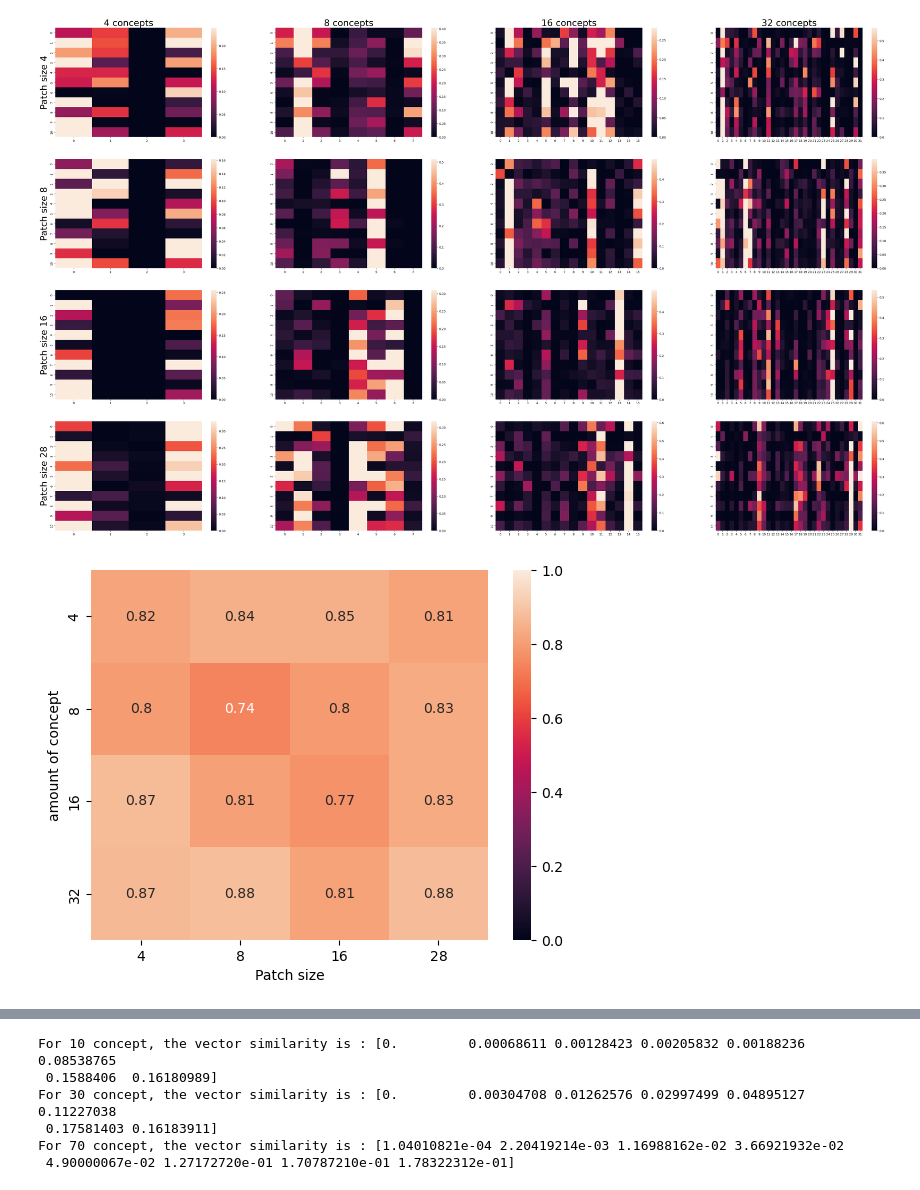
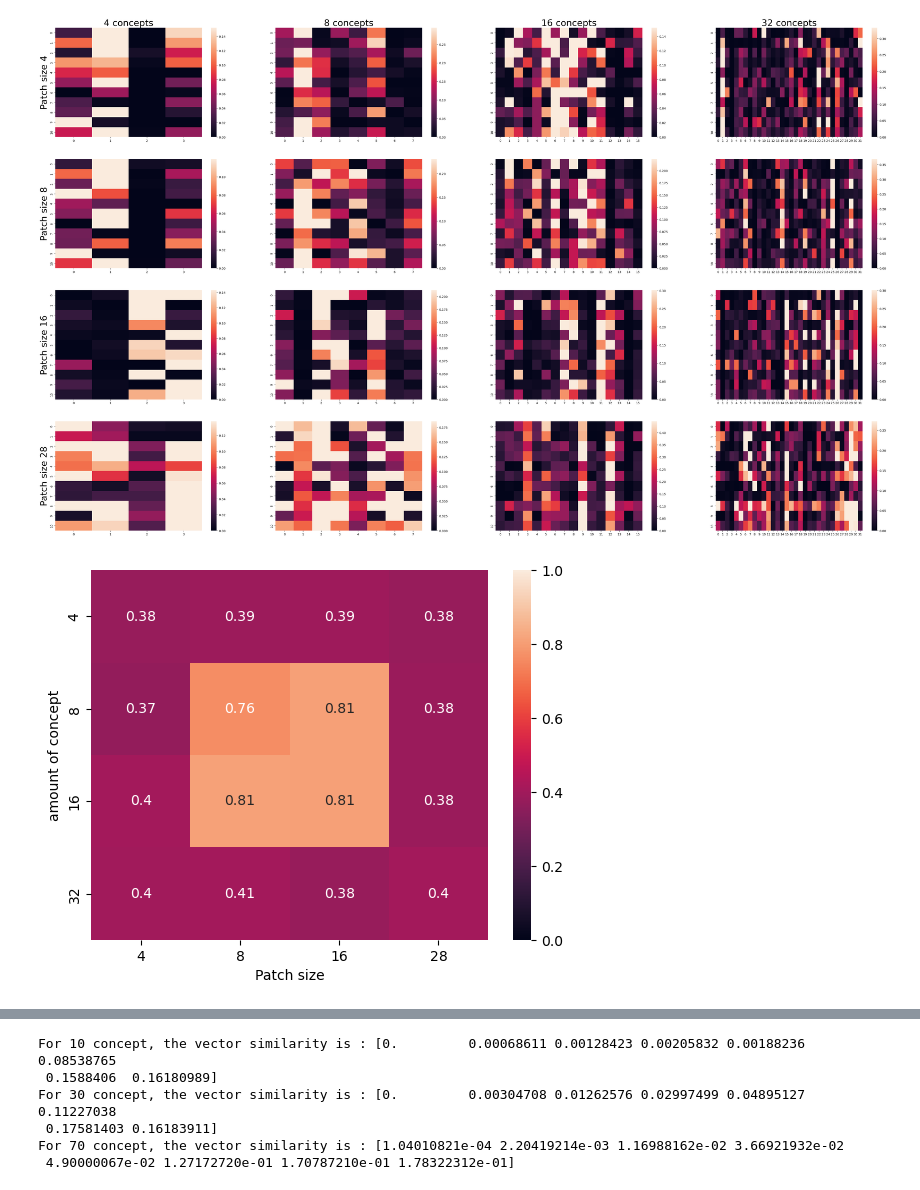
Before and after one commit to vitryt/label-free-bias-identification, a Jupyter notebook: data_recovery.ipynb, the cells around one changed output, grey strips where cells are left out. Saved outputs shown, nothing was run; the diff lists cells and outputs as text; code cells hidden in the pictures.

```diff
--- a/data_recovery.ipynb
+++ b/data_recovery.ipynb
@@ -22,7 +23,7 @@ sys.path.append(os.getcwd())
 # %%
 sys.path.append(os.getcwd())
 # %%
-exp_id = 10
+exp_id = 11
 exp_name = "MNIST"
 with open("/data/4vitry/models/" + exp_name + "/model_" + str(exp_id) + ".pkl", "rb") as f:
     model_res = pkl.load(f)
@@ -37,14 +38,15 @@ plt.show()
 # %%
-exp_id = 10
+exp_id = 11
 exp_name = "MNIST"
 with open("/data/4vitry/models/" + exp_name + "/test_model_" + str(exp_id) + ".pkl", "rb") as f:
     stat = np.array(pkl.load(f))
+"""P(b(x)|f(x))"""
 label_sum = stat.sum(axis=1)
 stat = (stat.T / label_sum).T
+# """P(f(x)|b(x))"""
 # label_sum = stat.sum(axis=0)
 # stat = stat / label_sum
 ax = sb.heatmap(stat, vmin=0, vmax=0.2, annot=True, xticklabels=list(range(10)), yticklabels=list(range(10)))
 ax.set(xlabel="b(x)", ylabel="f(x)")
 plt.show()
-stat
 # %% [output]
@@ -173,8 +128,8 @@ For 8 concept, the vector similarity is : [0.02862491 0.         0.02862491 0.11
 # %%
 from math import ceil
+studied_bias = 2
 concept_id = 2
-patch_size_id = 0
-studied_bias = 4
+patch_size_id = 2
 number_of_concepts = concept_amounts[concept_id]
 def show(img, **kwargs):
   img = np.array(img)
@@ -206,6 +173,6 @@ NameError: name 'concept_amounts' is not defined
 # %%
-exp_id = 14
-studied_bias = 5
+exp_id = 13
+studied_bias = 8
 concept_range = range(0,4)
 concept_amounts = [4, 8, 16, 32]
 patch_size_range = range(0,4)
@@ -244,7 +211,7 @@ for index, concept_id in enumerate(concept_range):
         # sb.heatmap(table2, vmin=0, vmax=table2[-1].max(), annot=False, ax=axes[indexj][index])
         # axes[indexj][index].set(ylabel="Concept removed bias")
 # %% [output]
-[figure, old version]
+[figure, new version]
 # %%
 def singleBiasError(table):
     # Implements a normalized cross entropy loss function between the softmax of the table and the max arg of the mean of said table
@@ -255,42 +222,46 @@ def singleBiasError(table):
         values = torch.Tensor(sc.softmax(100*line))
         res += loss_fn(values, arg_bias)/np.log(len(line))
     return res/len(table)
 
 concept_range = range(0,4)
 concept_amounts = [4, 8, 16, 32]
 patch_size_range = range(0,4)
 patch_sizes = [4, 8, 16, 28]
 
 
 error = []
 bias_arg = []
 error_fun = singleBiasError
-for exp_id in range(10, 16):
+for exp_id in range(3, 16):
     error.append([])
     bias_arg.append([])
     for studied_bias in range(10):
         error[-1].append([])
         bias_arg[-1].append([])
         for index, concept_id in enumerate(concept_range):
             error[-1][-1].append([])
             bias_arg[-1][-1].append([])
             for indexj, patch_id in enumerate(patch_size_range):
                 patch_size = patch_sizes[patch_id]
                 amount_of_concept = concept_amounts[concept_id]
-                with open(f"/data/4vitry/models/{exp_name}/bias_{exp_id}_{concept_id}_{patch_id}.pkl", "rb") as f:
-                    bias_res = pkl.load(f)
-                table1 = []
-                for i in range(10):
-                    table1.append(((bias_res[studied_bias][i][1] > 0) & (bias_res[studied_bias][i][0] == 0)).sum(axis=0)/len(bias_res[studied_bias][i][0]))
-                error[-1][-1][-1].append(error_fun(table1))
-                bias_arg[-1][-1][-1].append(torch.argmax(torch.Tensor(sum(table1)/len(table1))))
+                try :
+                    with open(f"/data/4vitry/models/{exp_name}/bias_{exp_id}_{concept_id}_{patch_id}.pkl", "rb") as f:
+                        bias_res = pkl.load(f)
+                    table1 = []
+                    for i in range(10):
+                        table1.append(((bias_res[studied_bias][i][1] > 0) & (bias_res[studied_bias][i][0] == 0)).sum(axis=0)/len(bias_res[studied_bias][i][0]))
+                    error[-1][-1][-1].append(error_fun(table1))
+                    bias_arg[-1][-1][-1].append(torch.argmax(torch.Tensor(sum(table1)/len(table1))))
+                except:
+                    error[-1][-1][-1].append(0)
+                    bias_arg[-1][-1][-1].append(0)
 error= np.array(error)
 s_error = error.mean(axis=0).mean(axis=0)
 ax = sb.heatmap(s_error, vmin=0, vmax=1, annot=True, xticklabels=patch_sizes, yticklabels=concept_amounts)
 ax.set(xlabel="Patch size", ylabel="amount of concept")
 plt.show()
 # %% [output]
-[figure, old version]
+[figure, new version]
 # %%
 concept_amounts = [4, 8, 16, 32]
 patch_sizes = [4, 8, 16, 28]
```
Also changed, not shown: parts of 16 cells of this notebook, 5 other files.
